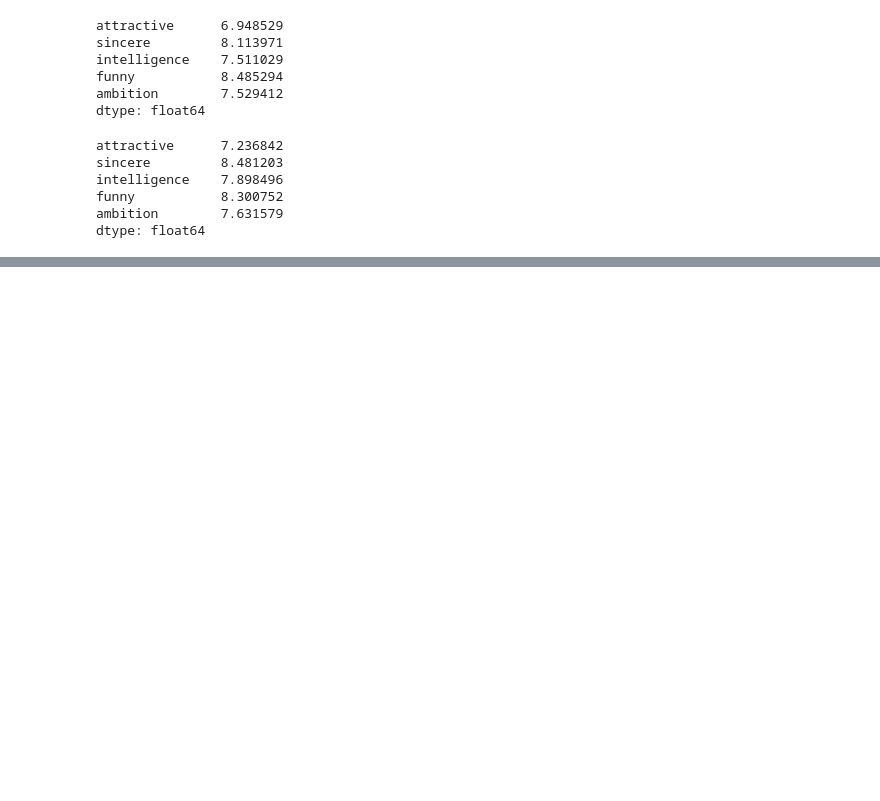
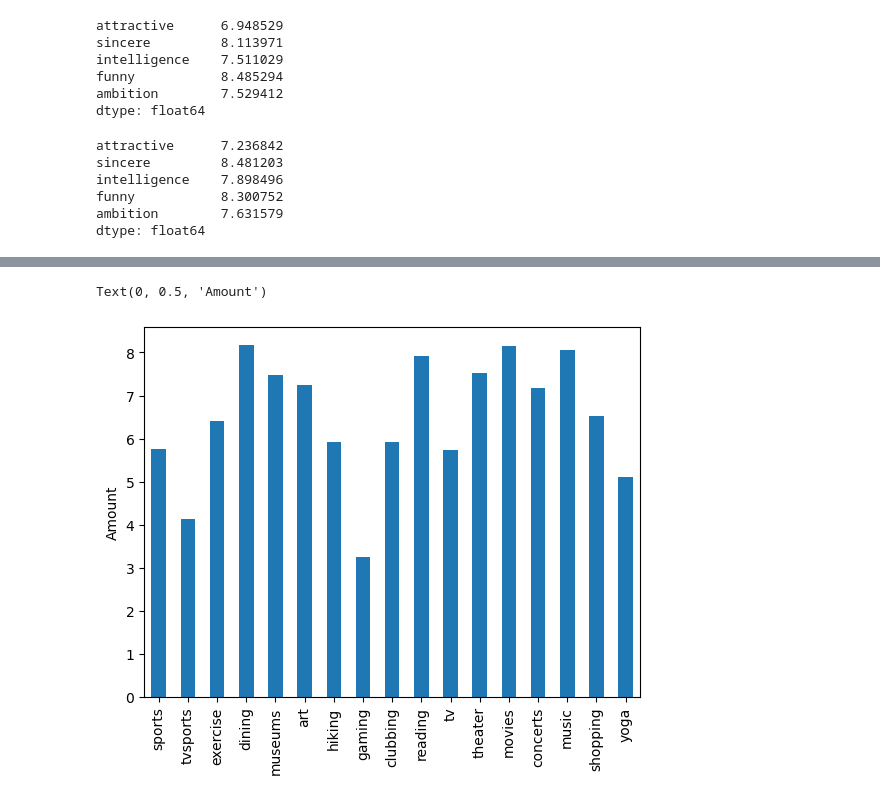
Before and after one commit to arthursabre/Projet-DS-Python-analyse-plateforme-speed-dating-, a Jupyter notebook: comparaison homme femme.ipynb, the cells around one changed output, grey strips where cells are left out. Cells and saved outputs as stored; diff of their text form; code cells hidden in the pictures; blank space fills up the shorter version.

```diff
--- a/comparaison homme femme.ipynb
+++ b/comparaison homme femme.ipynb
@@ -109,0 +146,6 @@ Text(0, 0.5, 'Amount')
+# %%
+ax = df_p[df_p['gender'] == 'female'][activités].mean(numeric_only=True).plot.bar(legend=False)
+ax.set_ylabel("Amount")
+# %% [output]
+Text(0, 0.5, 'Amount')
+[figure, added]
```
Also changed, not shown: parts of 14 cells of this notebook, 4 other files.
